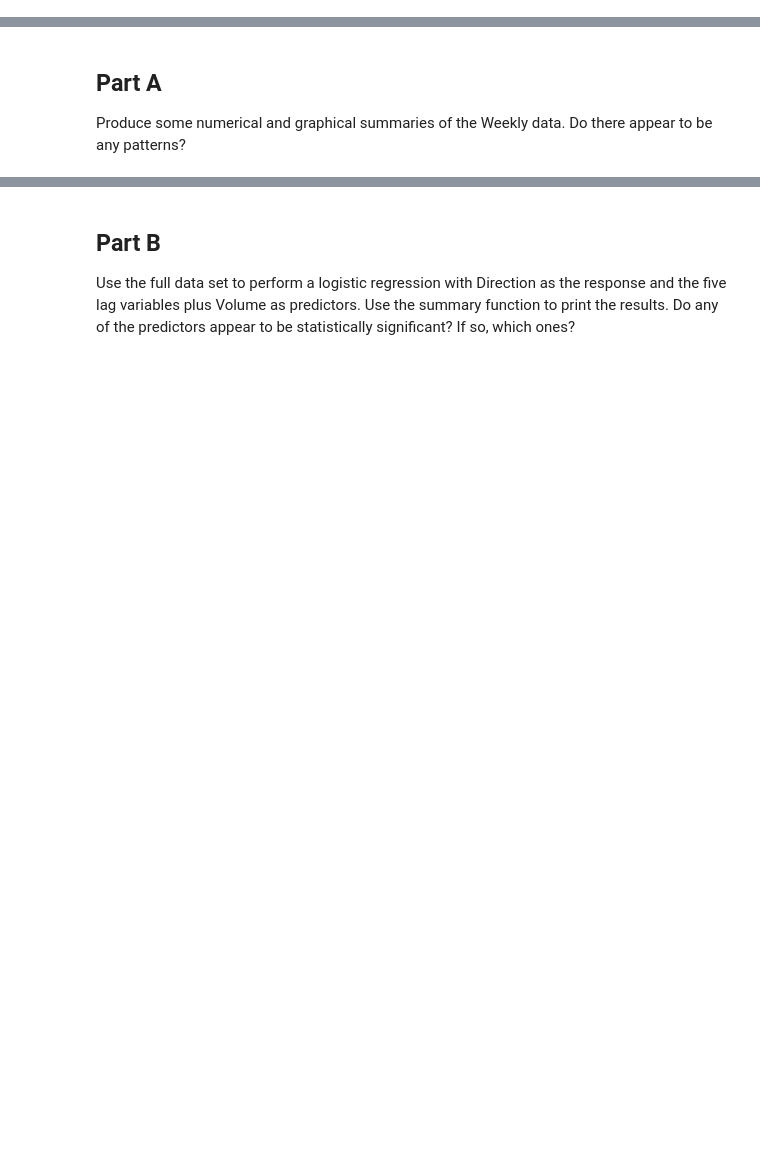
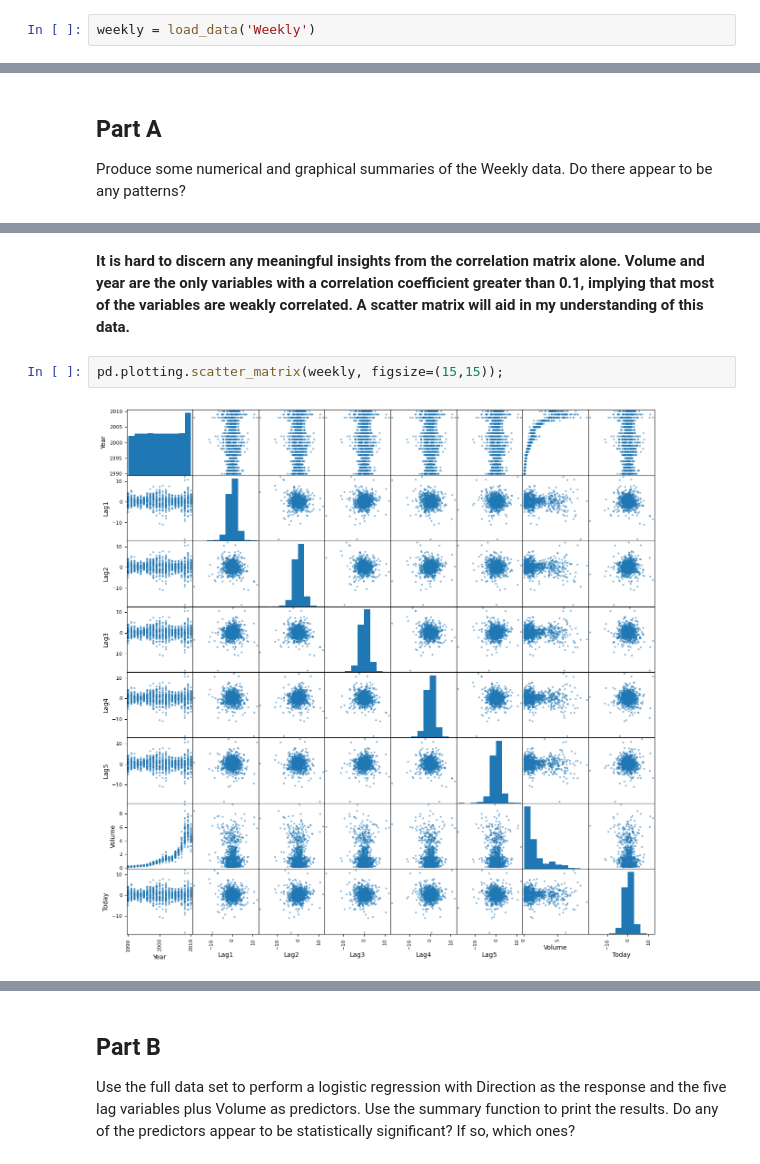
Before and after one commit to rcwaterman/DSE6111, a Jupyter notebook: Module_3/Chapter_4_Exercises/Chapter_4_Exercises.ipynb, the cells around one changed output, grey strips where cells are left out. Saved outputs shown, nothing was run; the diff lists cells and outputs as text; blank space fills up the shorter version.

```diff
--- a/Module_3/Chapter_4_Exercises/Chapter_4_Exercises.ipynb
+++ b/Module_3/Chapter_4_Exercises/Chapter_4_Exercises.ipynb
@@ -9,0 +36,2 @@ This question should be answered using the Weekly data set, which is part of the
+# %%
+weekly = load_data('Weekly')
@@ -13,0 +82,6 @@ Produce some numerical and graphical summaries of the Weekly data. Do there appe
+# %% [markdown]
+**It is hard to discern any meaningful insights from the correlation matrix alone. Volume and year are the only variables with a correlation coefficient greater than 0.1, implying that most of the variables are weakly correlated. A scatter matrix will aid in my understanding of this data.**
+# %%
+pd.plotting.scatter_matrix(weekly, figsize=(15,15));
+# %% [output]
+[figure, added]
```
Also changed, not shown: parts of 62 cells of this notebook.
